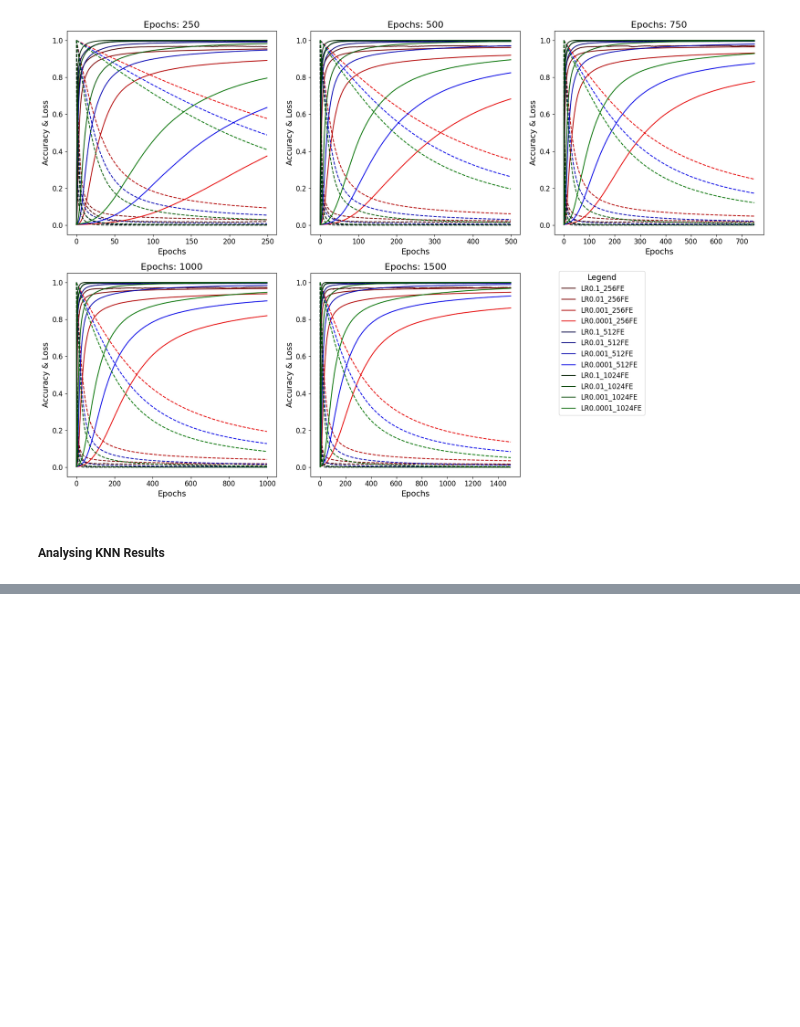
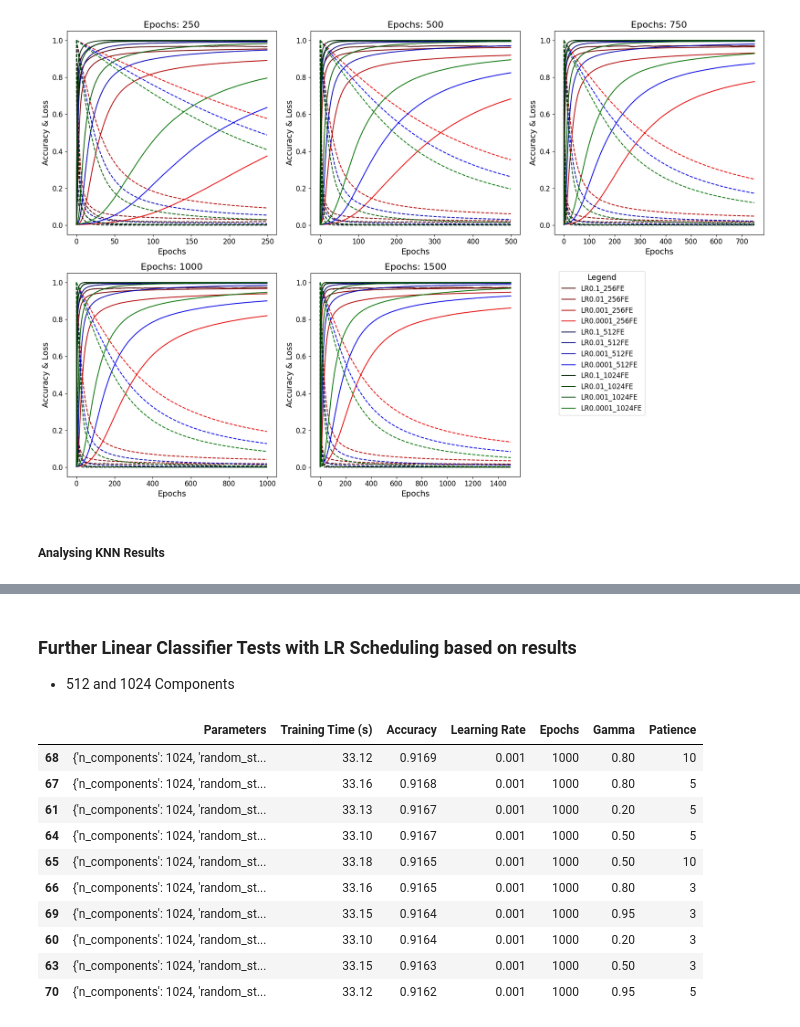
Before and after one commit to leo-grz/BachelorThesis_LepidopteraFGIC, a Jupyter notebook: notebooks/07_hyperparam_chunky_analysis_dino.ipynb, the cells around one changed output, grey strips where cells are left out. Saved outputs shown, nothing was run; the diff lists cells and outputs as text; code cells hidden in the pictures; blank space fills up the shorter version.

```diff
--- a/notebooks/07_hyperparam_chunky_analysis_dino.ipynb
+++ b/notebooks/07_hyperparam_chunky_analysis_dino.ipynb
@@ -295,0 +314,21 @@ plt.show()
+# %% [markdown]
+### Further Linear Classifier Tests with LR Scheduling based on results
+- 512 and 1024 Components
+# %%
+csv_file_LRscheduler = "/home/lgierz/BA_MothClassification/data/status/hyperparameter_tuning_dino_chunky_additionalOOPLRscheduler.csv"
+# Load the CSV file into a DataFrame
+df = pd.read_csv(csv_file_LRscheduler)
+df = df[['Parameters', 'Training Time (s)', 'Accuracy', 'Precision', 'Recall', 'F1-Score', 'Learning Rate', 'Epochs', 'Gamma', 'Patience', 'Epoch Losses', 'Epoch Accuracies']].reset_index()
+df[['Parameters', 'Training Time (s)','Accuracy', 'Learning Rate', 'Epochs', 'Gamma', 'Patience']].sort_values(by='Accuracy', ascending=False).head(10)
+# %% [output]
+|  | Parameters | Training Time (s) | Accuracy | Learning Rate | Epochs | Gamma | Patience |
+| 68 | {'n_components': 1024, 'random_st... | 33.12 | 0.9169 | 0.001 | 1000 | 0.80 | 10 |
+| 67 | {'n_components': 1024, 'random_st... | 33.16 | 0.9168 | 0.001 | 1000 | 0.80 | 5 |
+| 61 | {'n_components': 1024, 'random_st... | 33.13 | 0.9167 | 0.001 | 1000 | 0.20 | 5 |
+| 64 | {'n_components': 1024, 'random_st... | 33.10 | 0.9167 | 0.001 | 1000 | 0.50 | 5 |
+| 65 | {'n_components': 1024, 'random_st... | 33.18 | 0.9165 | 0.001 | 1000 | 0.50 | 10 |
+| 66 | {'n_components': 1024, 'random_st... | 33.16 | 0.9165 | 0.001 | 1000 | 0.80 | 3 |
+| 69 | {'n_components': 1024, 'random_st... | 33.15 | 0.9164 | 0.001 | 1000 | 0.95 | 3 |
+| 60 | {'n_components': 1024, 'random_st... | 33.10 | 0.9164 | 0.001 | 1000 | 0.20 | 3 |
+| 63 | {'n_components': 1024, 'random_st... | 33.15 | 0.9163 | 0.001 | 1000 | 0.50 | 3 |
+| 70 | {'n_components': 1024, 'random_st... | 33.12 | 0.9162 | 0.001 | 1000 | 0.95 | 5 |
```
Also changed, not shown: parts of 11 cells of this notebook, 9 other files.
